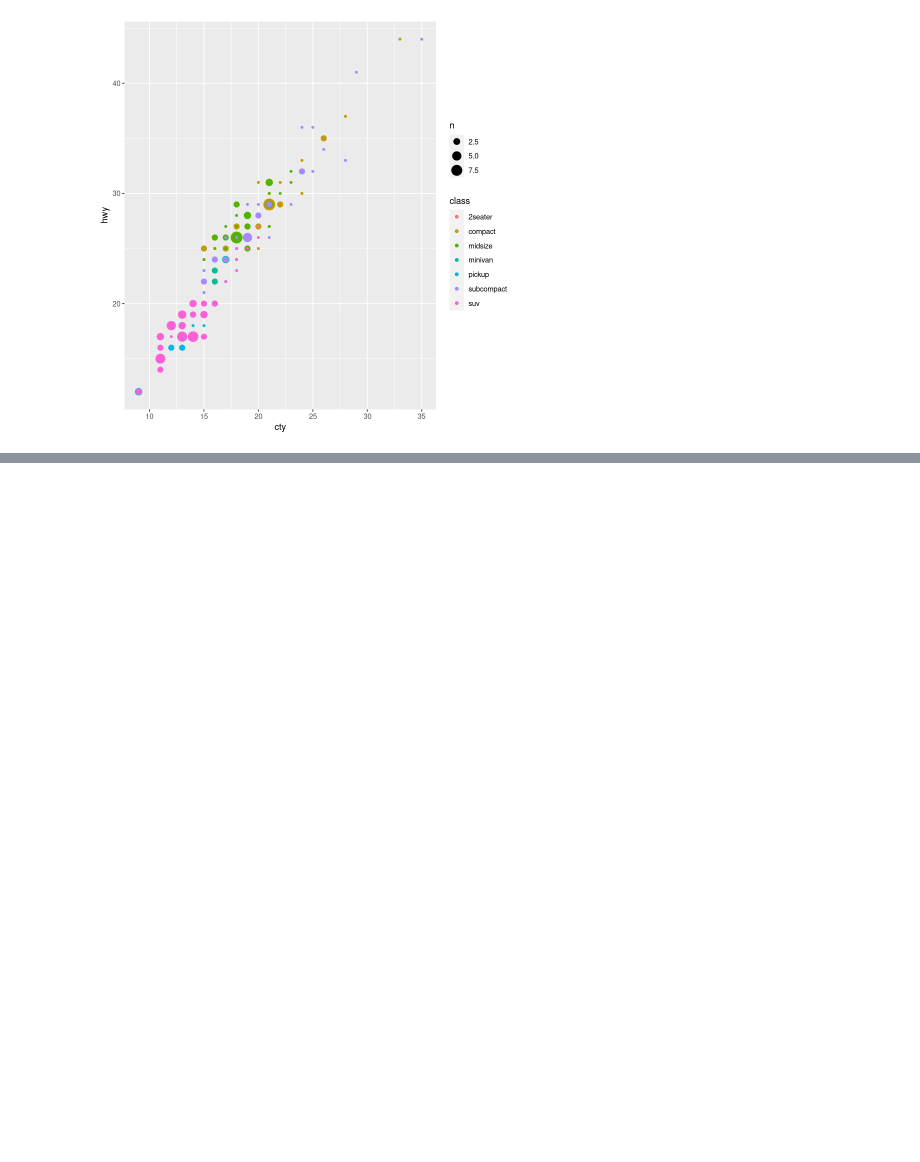
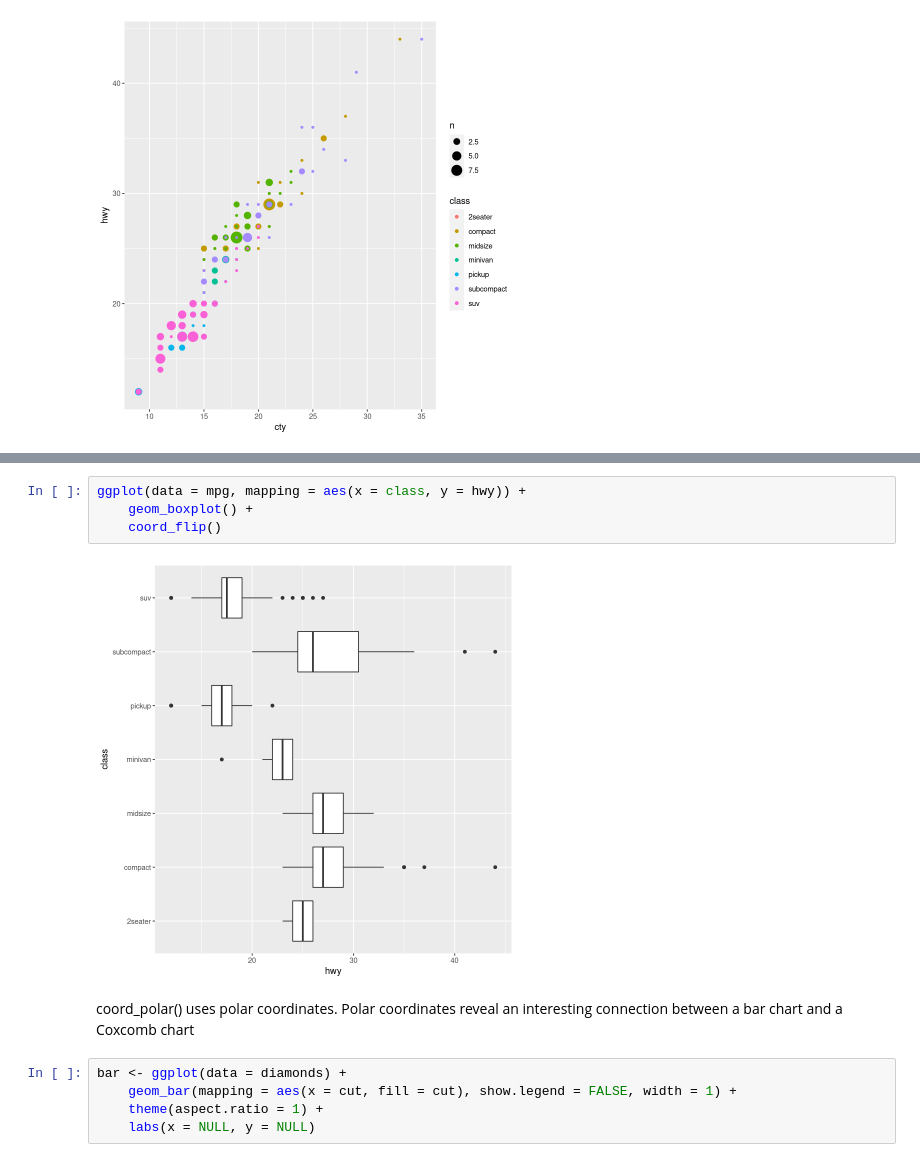
Before and after one commit to cmarsa/r4ds, a Jupyter notebook: 01_data_vis_with_ggplot2.ipynb, the cells around one changed output, grey strips where cells are left out. Saved outputs shown, nothing was run; the diff lists cells and outputs as text; blank space fills up the shorter version.

```diff
--- a/01_data_vis_with_ggplot2.ipynb
+++ b/01_data_vis_with_ggplot2.ipynb
@@ -686,0 +708,15 @@ ggplot(data = mpg, mapping = aes(x = cty, y = hwy, color = class)) +
+# %%
+ggplot(data = mpg, mapping = aes(x = class, y = hwy)) +
+    geom_boxplot() +
+    coord_flip()
+# %% [output]
+[figure, added]
+# %% [markdown]
+coord_polar() uses polar coordinates. Polar coordinates reveal
+an interesting connection between a bar chart and a Coxcomb
+chart
+# %%
+bar <- ggplot(data = diamonds) +
+    geom_bar(mapping = aes(x = cut, fill = cut), show.legend = FALSE, width = 1) +
+    theme(aspect.ratio = 1) +
+    labs(x = NULL, y = NULL)
```
Also changed, not shown: parts of 8 cells of this notebook.
